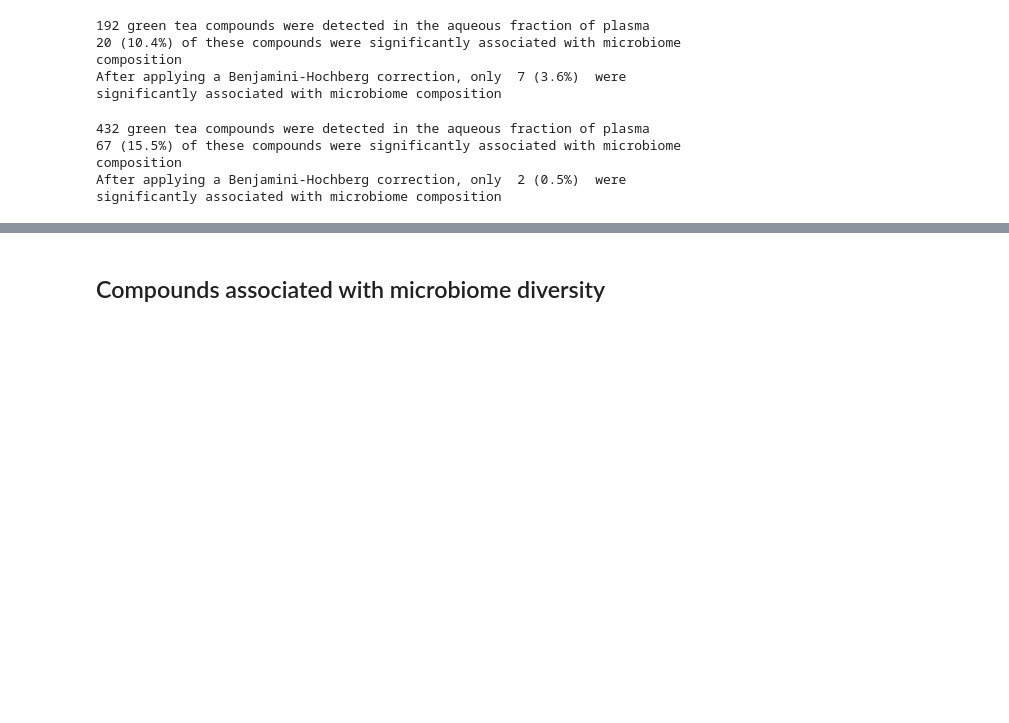
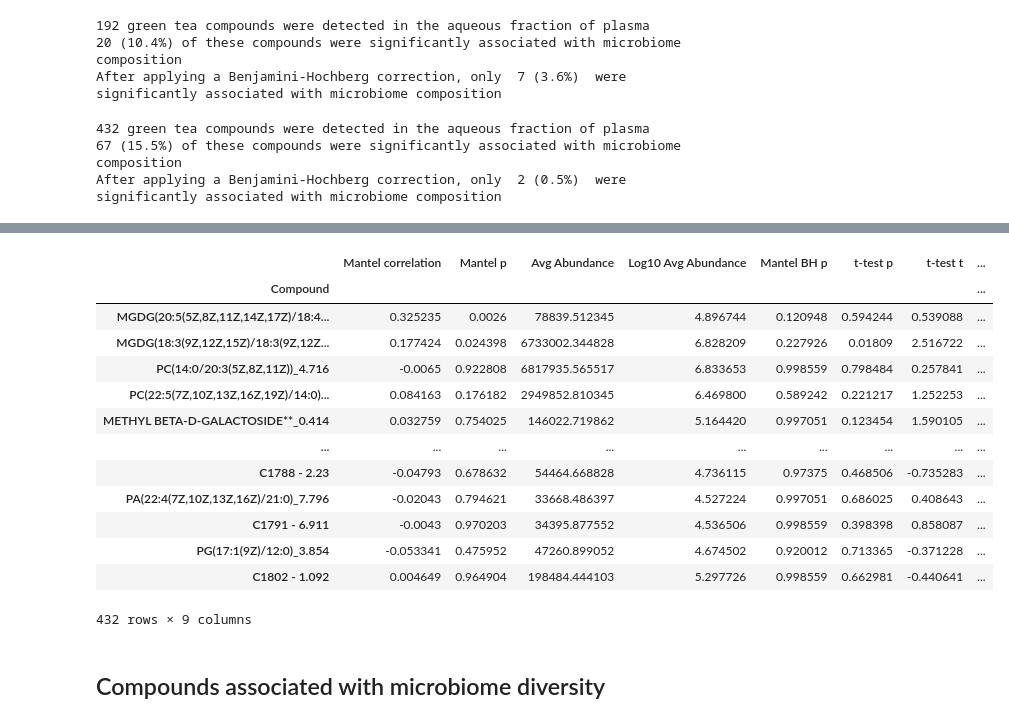
Before and after one commit to sterrettJD/GT-micro-metabo, a Jupyter notebook: analysis/GT_in_plasma.ipynb, the cells around one changed output, grey strips where cells are left out. Saved outputs shown, nothing was run; the diff lists cells and outputs as text; code cells hidden in the pictures; blank space fills up the shorter version.

```diff
--- a/analysis/GT_in_plasma.ipynb
+++ b/analysis/GT_in_plasma.ipynb
@@ -990,3 +1038,44 @@ After applying a Benjamini-Hochberg correction, only  2 (0.5%)  were significant
+# %%
+aqueous_composition_results = raw_aqueous_mantel_results_u.copy()
+
+aqueous_composition_results["t-test p"] = raw_aqueous_GF_ttest_results["p"]
+aqueous_composition_results["t-test t"] = raw_aqueous_GF_ttest_results["t"]
+
+res = multipletests(aqueous_composition_results["t-test p"], method="fdr_bh")
+aqueous_composition_results["t-test BH p"] = res[1]
+
+aqueous_composition_results["Log2(GF/HU)"] = raw_aqueous_GF_ttest_results["Log2(fold change)"]
+
+
+# lipids_composition_results.drop(["P<0.05","BH reject"], axis=1, inplace=True)
+
+aqueous_composition_results = aqueous_composition_results.rename(columns={
+                                           "corr": "Mantel correlation",
+                                           "p": "Mantel p",
+                                           "BH p": "Mantel BH p"}
+                                                              )
+
+aqueous_composition_results = aqueous_composition_results[
+                           ["Mantel correlation", "Mantel p", "Mantel BH p",
+                            "t-test t",           "t-test p", "t-test BH p",
+                            "Log2(GF/HU)", "Avg Abundance"]]
+
+aqueous_composition_results.sort_values(by="Mantel p").to_csv("Aqueous_mantel_ttest_results_for_paper.csv")
+# %% [output]
+|  | Mantel correlation | Mantel p | Avg Abundance | Log10 Avg Abundance | Mantel BH p | t-test p | t-test t | ... |
+| Compound |  |  |  |  |  |  |  | ... |
+| MGDG(20:5(5Z,8Z,11Z,14Z,17Z)/18:4... | 0.325235 | 0.0026 | 78839.512345 | 4.896744 | 0.120948 | 0.594244 | 0.539088 | ... |
+| MGDG(18:3(9Z,12Z,15Z)/18:3(9Z,12Z... | 0.177424 | 0.024398 | 6733002.344828 | 6.828209 | 0.227926 | 0.01809 | 2.516722 | ... |
+| PC(14:0/20:3(5Z,8Z,11Z))_4.716 | -0.0065 | 0.922808 | 6817935.565517 | 6.833653 | 0.998559 | 0.798484 | 0.257841 | ... |
+| PC(22:5(7Z,10Z,13Z,16Z,19Z)/14:0)... | 0.084163 | 0.176182 | 2949852.810345 | 6.469800 | 0.589242 | 0.221217 | 1.252253 | ... |
+| METHYL BETA-D-GALACTOSIDE**_0.414 | 0.032759 | 0.754025 | 146022.719862 | 5.164420 | 0.997051 | 0.123454 | 1.590105 | ... |
+| ... | ... | ... | ... | ... | ... | ... | ... | ... |
+| C1788 - 2.23 | -0.04793 | 0.678632 | 54464.668828 | 4.736115 | 0.97375 | 0.468506 | -0.735283 | ... |
+| PA(22:4(7Z,10Z,13Z,16Z)/21:0)_7.796 | -0.02043 | 0.794621 | 33668.486397 | 4.527224 | 0.997051 | 0.686025 | 0.408643 | ... |
+| C1791 - 6.911 | -0.0043 | 0.970203 | 34395.877552 | 4.536506 | 0.998559 | 0.398398 | 0.858087 | ... |
+| PG(17:1(9Z)/12:0)_3.854 | -0.053341 | 0.475952 | 47260.899052 | 4.674502 | 0.920012 | 0.713365 | -0.371228 | ... |
+| C1802 - 1.092 | 0.004649 | 0.964904 | 198484.444103 | 5.297726 | 0.998559 | 0.662981 | -0.440641 | ... |
+432 rows × 9 columns
 # %% [markdown]
 ## Compounds associated with microbiome diversity
 # %%
```
Also changed, not shown: parts of 14 cells of this notebook.
